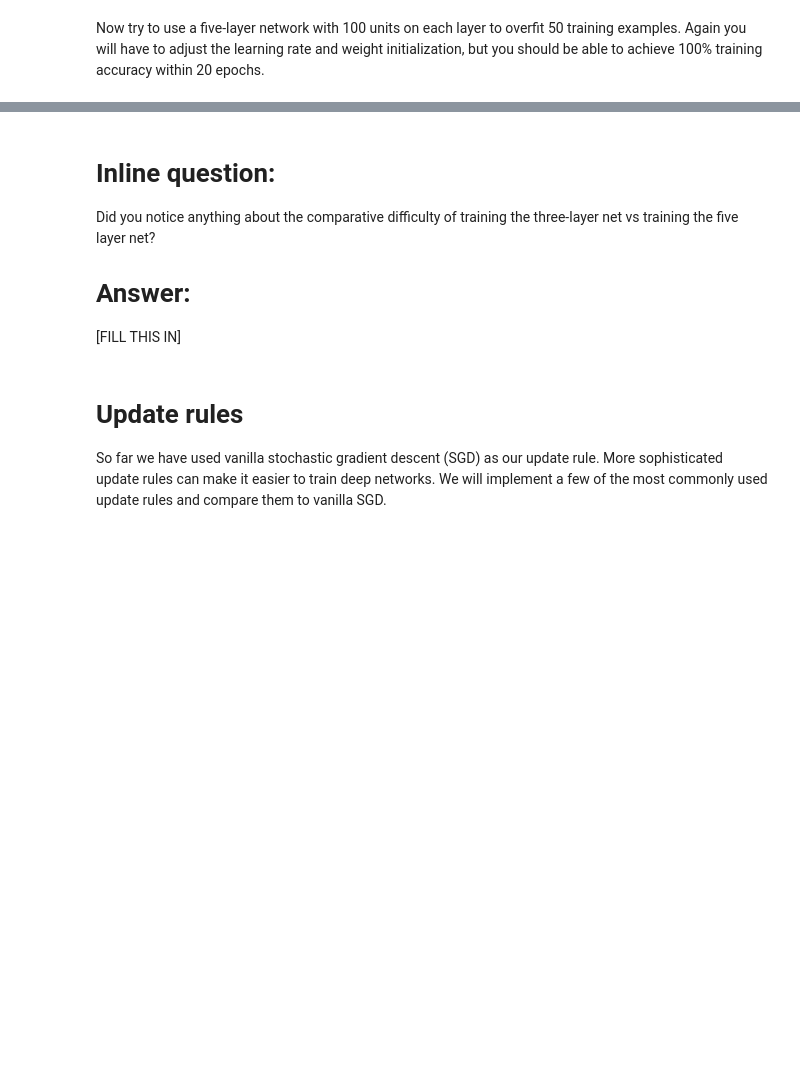
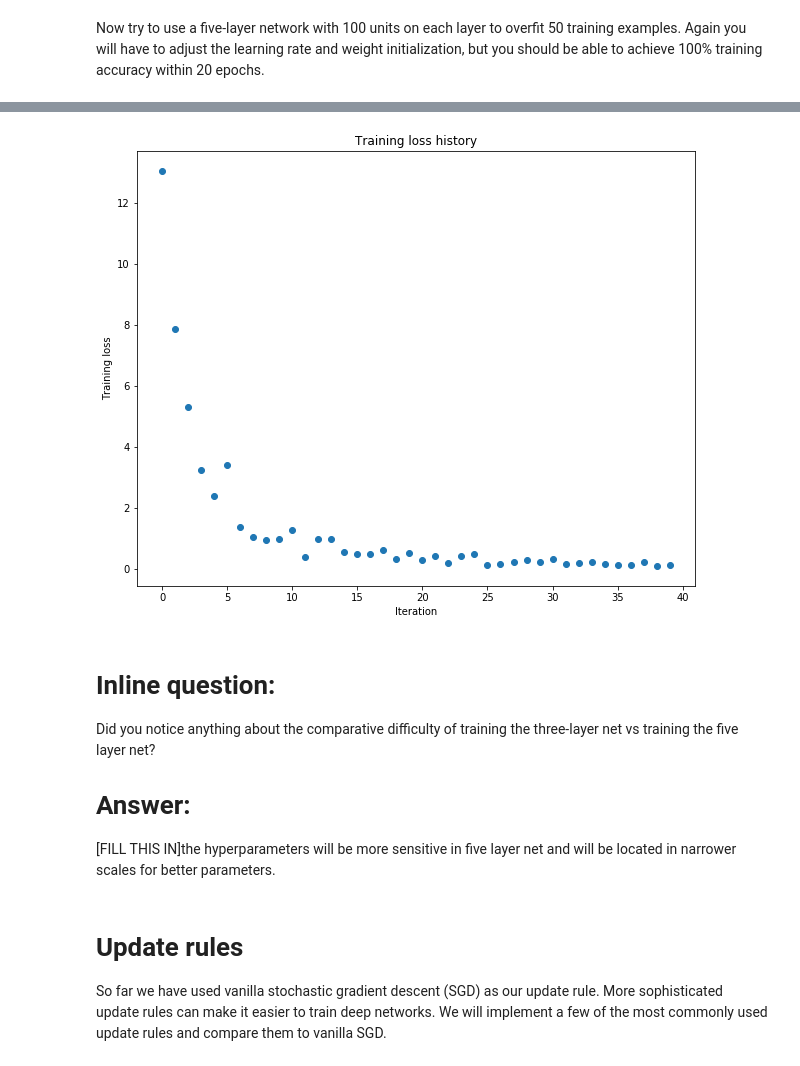
Before and after one commit to zxwitsme/cs231n_a2, a Jupyter notebook: FullyConnectedNets.ipynb, the cells around one changed output, grey strips where cells are left out. Drawn from its saved outputs; the diff is of its cells as text; code cells hidden in the pictures; blank space fills up the shorter version.

```diff
--- a/FullyConnectedNets.ipynb
+++ b/FullyConnectedNets.ipynb
@@ -429,8 +529,10 @@ small_data = {
   'y_val': data['y_val'],
 }
 
+#learning_rate = 1e-3
+#weight_scale = 1e-5
 learning_rate = 1e-3
-weight_scale = 1e-5
+weight_scale = 6*1e-2
 model = FullyConnectedNet([100, 100, 100, 100],
                 weight_scale=weight_scale, dtype=np.float64)
 solver = Solver(model, small_data,
@@ -447,3 +549,4 @@ plt.title('Training loss history')
 plt.xlabel('Iteration')
 plt.ylabel('Training loss')
 plt.show()
+# %% [output]
@@ -450,9 +570,10 @@ plt.show()
+[figure, added]
 # %% [markdown]
 # Inline question:
 Did you notice anything about the comparative difficulty of training the three-layer net vs training the five layer net?
 
 # Answer:
-[FILL THIS IN]
+[FILL THIS IN]the hyperparameters will be more sensitive in five layer net and will be located in narrower scales for better parameters.
 # %% [markdown]
 # Update rules
 So far we have used vanilla stochastic gradient descent (SGD) as our update rule. More sophisticated update rules can make it easier to train deep networks. We will implement a few of the most commonly used update rules and compare them to vanilla SGD.
```
Also changed, not shown: parts of 17 cells of this notebook, 5 other files.
